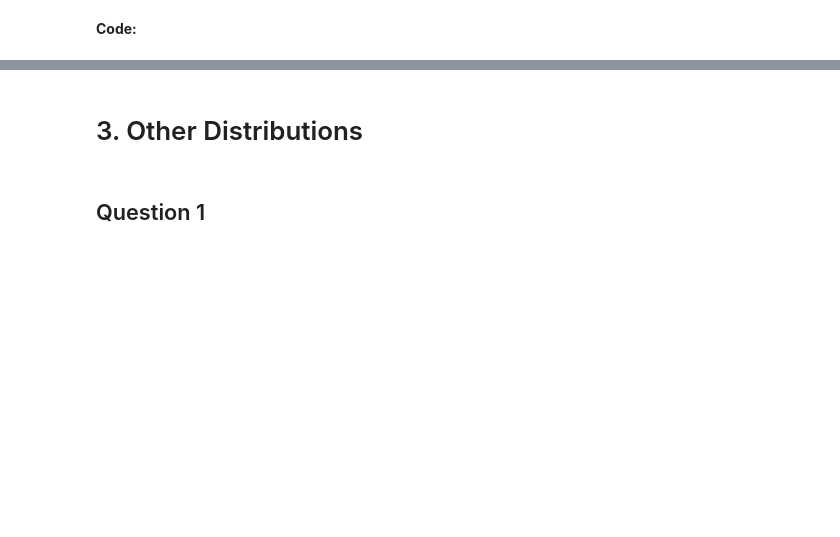
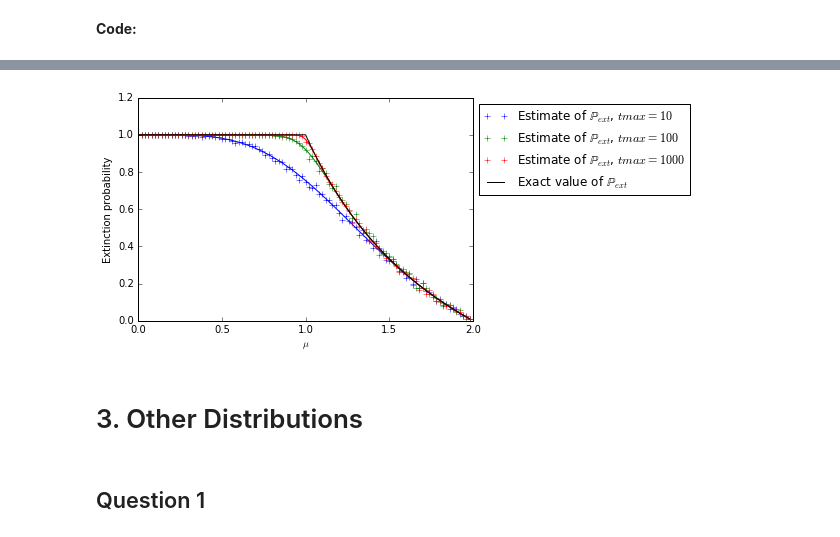
Before and after one commit to w2ak/INF674, a Jupyter notebook: 01-Galton-Watson-TP.ipynb, the cells around one changed output, grey strips where cells are left out. Saved outputs shown, nothing was run; the diff lists cells and outputs as text; code cells hidden in the pictures; blank space fills up the shorter version.

```diff
--- a/01-Galton-Watson-TP.ipynb
+++ b/01-Galton-Watson-TP.ipynb
@@ -299,3 +358,30 @@ Hint: for $t <\infty$, write a function ``pop_after_t`` that computes the **dist
+# %%
+import sys
+sys.setrecursionlimit(2000)
+
+def bimodal_extinct_after(tmax=20):
+    @vectorize
+    def aux(μ):
+        p = asarray([1-μ/2,0,μ/2],dtype=float)
+        return extinct_after_t(p)(tmax)
+    return aux
+
+μ = arange(0.,2.,0.02)
+
+figure()
+plot(μ, vec_estimate_extinction(tmax=10,n=1000)(μ), 'b+', label='Estimate of $\mathbb{P}_{ext}$, $tmax=10$')
+plot(μ, bimodal_extinct_after(tmax=10)(μ), 'b-')
+plot(μ, vec_estimate_extinction(tmax=100,n=1000)(μ), 'g+', label='Estimate of $\mathbb{P}_{ext}$, $tmax=100$')
+plot(μ, bimodal_extinct_after(tmax=100)(μ), 'g-')
+plot(μ, vec_estimate_extinction(tmax=1000,n=1000)(μ), 'r+', label='Estimate of $\mathbb{P}_{ext}$, $tmax=1000$')
+plot(μ, bimodal_extinct_after(tmax=1000)(μ), 'r-')
+plot(μ, pext_bim_exact(μ), 'k-', label='Exact value of $\mathbb{P}_{ext}$')
+xlabel('$\mu$')
+ylabel('Extinction probability')
+legend(loc=2,bbox_to_anchor=(1, 1))
+show()
+# %% [output]
+[figure, added]
 # %% [markdown]
 # 3. Other Distributions
 # %% [markdown]
```
Also changed, not shown: parts of 27 cells of this notebook.
